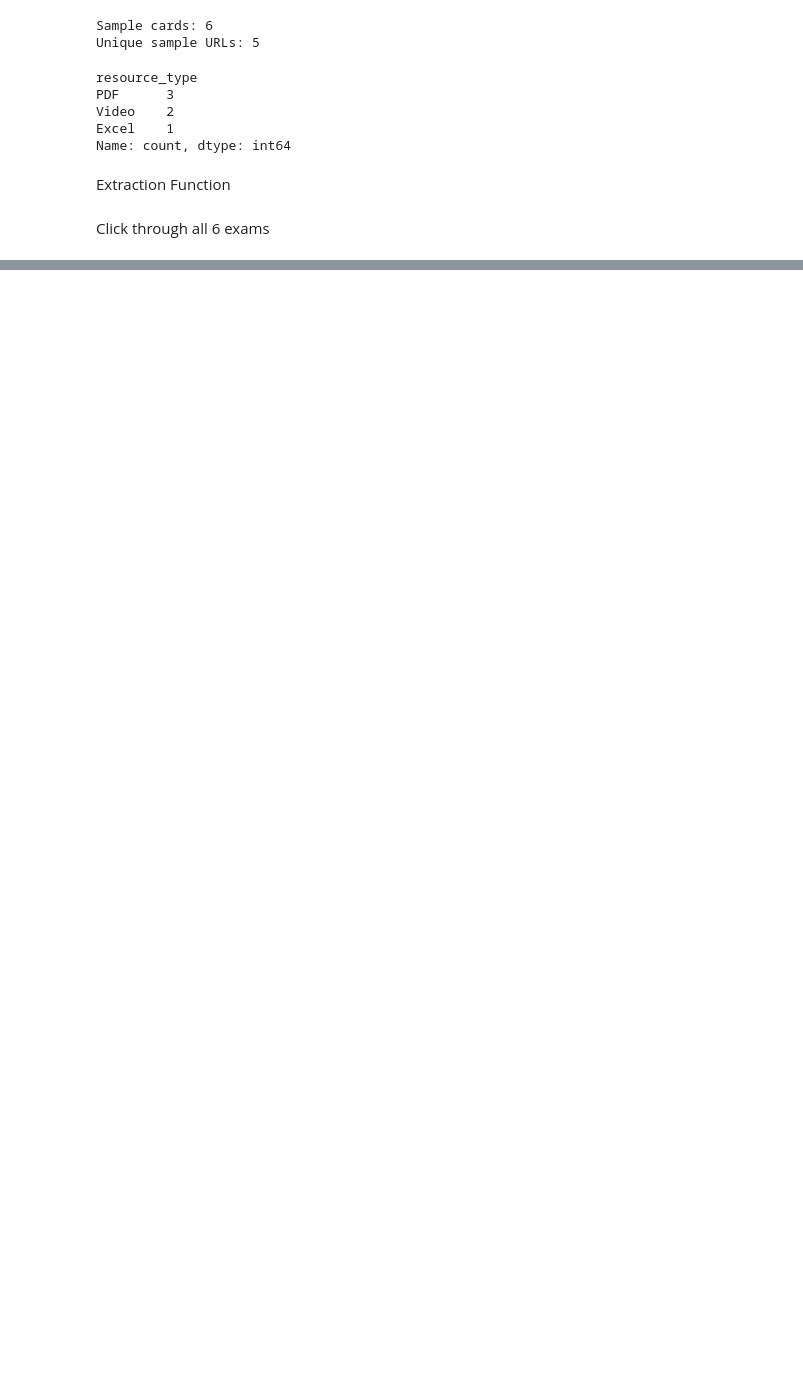
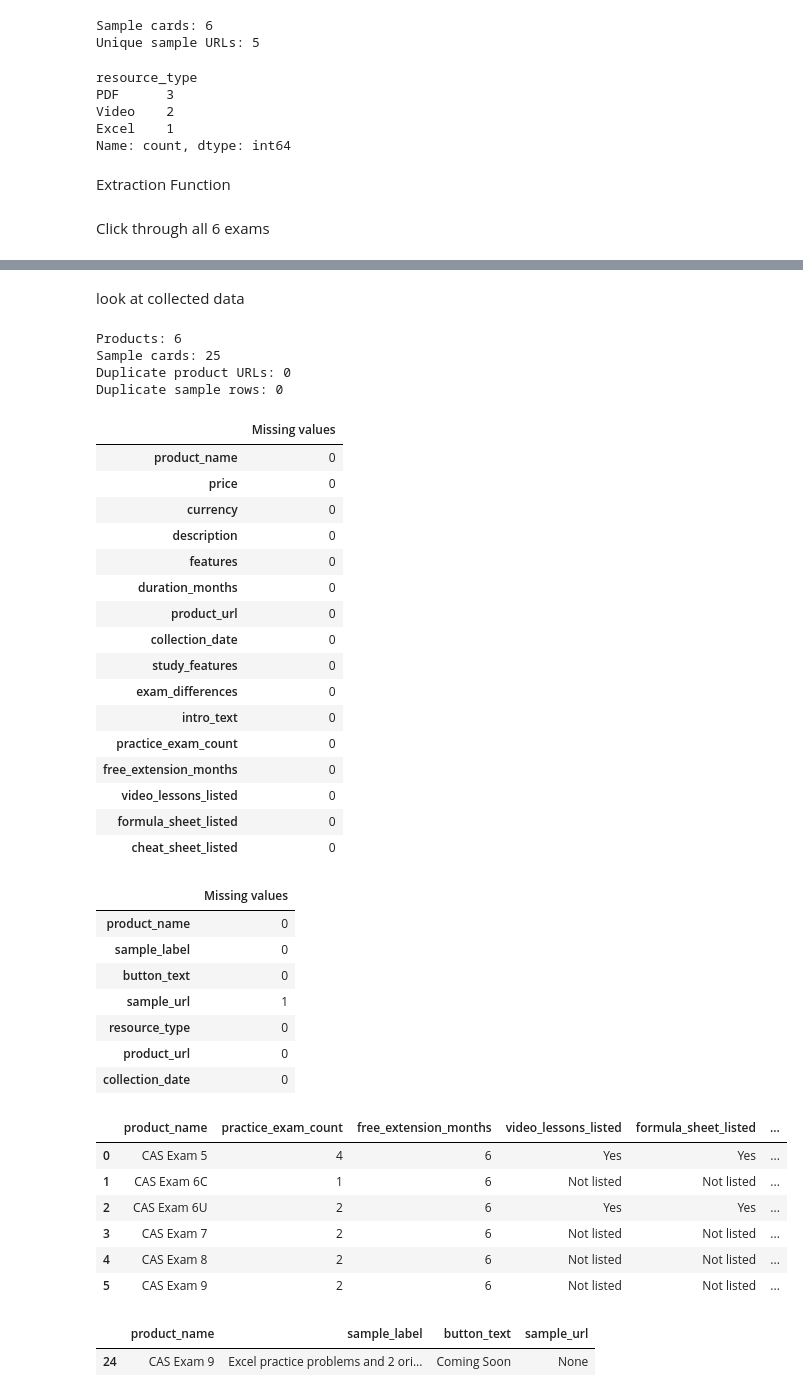
Before and after one commit to maxinehb/datasci530fall2026, a Jupyter notebook: Project 1/Project_1_MHB.ipynb, the cells around one changed output, grey strips where cells are left out. Saved outputs shown, nothing was run; the diff lists cells and outputs as text; code cells hidden in the pictures; blank space fills up the shorter version.

```diff
--- a/Project 1/Project_1_MHB.ipynb
+++ b/Project 1/Project_1_MHB.ipynb
@@ -798,0 +848,77 @@ AttributeError: 'NoneType' object has no attribute 'split'
+# %% [markdown]
+look at collected data
+# %%
+# Dataset sizes and duplicate checks
+print("Products:", len(products_df))
+print("Sample cards:", len(samples_df))
+print("Duplicate product URLs:", products_df["product_url"].duplicated().sum())
+print("Duplicate sample rows:", samples_df.duplicated().sum())
+
+# Missing values, including empty text
+display(
+    products_df.replace(r"^\s*$", pd.NA, regex=True)
+    .isna().sum().to_frame("Missing values")
+)
+display(
+    samples_df.replace(r"^\s*$", pd.NA, regex=True)
+    .isna().sum().to_frame("Missing values")
+)
+
+# Review the structured product fields
+display(products_df[[
+    "product_name", "practice_exam_count", "free_extension_months",
+    "video_lessons_listed", "formula_sheet_listed", "cheat_sheet_listed"
+]])
+
+# Inspect sample cards without a usable URL
+missing_url = (
+    samples_df["sample_url"].fillna("").str.strip().eq("")
+)
+
+display(samples_df.loc[
+    missing_url,
+    ["product_name", "sample_label", "button_text", "sample_url"]
+])
+
+# Save the current datasets
+products_df.to_csv("battleacts_products.csv", index=False)
+samples_df.to_csv("battleacts_samples.csv", index=False)
+# %% [output]
+Products: 6
+Sample cards: 25
+Duplicate product URLs: 0
+Duplicate sample rows: 0
+|  | Missing values |
+| product_name | 0 |
+| price | 0 |
+| currency | 0 |
+| description | 0 |
+| features | 0 |
+| duration_months | 0 |
+| product_url | 0 |
+| collection_date | 0 |
+| study_features | 0 |
+| exam_differences | 0 |
+| intro_text | 0 |
+| practice_exam_count | 0 |
+| free_extension_months | 0 |
+| video_lessons_listed | 0 |
+| formula_sheet_listed | 0 |
+| cheat_sheet_listed | 0 |
+|  | Missing values |
+| product_name | 0 |
+| sample_label | 0 |
+| button_text | 0 |
+| sample_url | 1 |
+| resource_type | 0 |
+| product_url | 0 |
+| collection_date | 0 |
+|  | product_name | practice_exam_count | free_extension_months | video_lessons_listed | formula_sheet_listed | ... |
+| 0 | CAS Exam 5 | 4 | 6 | Yes | Yes | ... |
+| 1 | CAS Exam 6C | 1 | 6 | Not listed | Not listed | ... |
+| 2 | CAS Exam 6U | 2 | 6 | Yes | Yes | ... |
+| 3 | CAS Exam 7 | 2 | 6 | Not listed | Not listed | ... |
+| 4 | CAS Exam 8 | 2 | 6 | Not listed | Not listed | ... |
+| 5 | CAS Exam 9 | 2 | 6 | Not listed | Not listed | ... |
+|  | product_name | sample_label | button_text | sample_url |
+| 24 | CAS Exam 9 | Excel practice problems and 2 ori... | Coming Soon | None |
```
Also changed, not shown: parts of 16 cells of this notebook, 2 other files.
